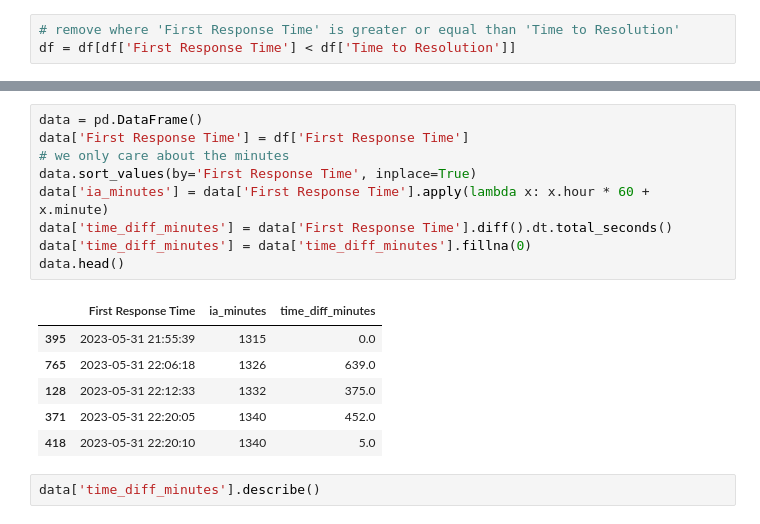
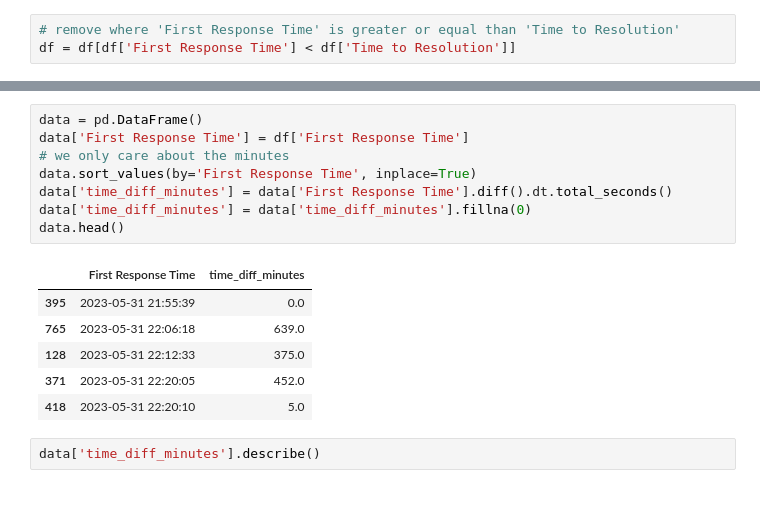
Before and after one commit to JuanCruzCaggiano/Simulacion-TP6, a Jupyter notebook: notebooks/fit_pdf.ipynb, the cells around one changed output, grey strips where cells are left out. Drawn from its saved outputs; the diff is of its cells as text.

```diff
--- a/notebooks/fit_pdf.ipynb
+++ b/notebooks/fit_pdf.ipynb
@@ -30,19 +30,18 @@ df.head()
 # %%
 data = pd.DataFrame()
 data['First Response Time'] = df['First Response Time']
 # we only care about the minutes
 data.sort_values(by='First Response Time', inplace=True)
-data['ia_minutes'] = data['First Response Time'].apply(lambda x: x.hour * 60 + x.minute)
 data['time_diff_minutes'] = data['First Response Time'].diff().dt.total_seconds()
 data['time_diff_minutes'] = data['time_diff_minutes'].fillna(0)
 data.head()
 # %% [output]
-|  | First Response Time | ia_minutes | time_diff_minutes |
-| 395 | 2023-05-31 21:55:39 | 1315 | 0.0 |
-| 765 | 2023-05-31 22:06:18 | 1326 | 639.0 |
-| 128 | 2023-05-31 22:12:33 | 1332 | 375.0 |
-| 371 | 2023-05-31 22:20:05 | 1340 | 452.0 |
-| 418 | 2023-05-31 22:20:10 | 1340 | 5.0 |
+|  | First Response Time | time_diff_minutes |
+| 395 | 2023-05-31 21:55:39 | 0.0 |
+| 765 | 2023-05-31 22:06:18 | 639.0 |
+| 128 | 2023-05-31 22:12:33 | 375.0 |
+| 371 | 2023-05-31 22:20:05 | 452.0 |
+| 418 | 2023-05-31 22:20:10 | 5.0 |
 # %%
 data['time_diff_minutes'].describe()
 # %% [output]
```
Also changed, not shown: parts of 17 cells of this notebook.
